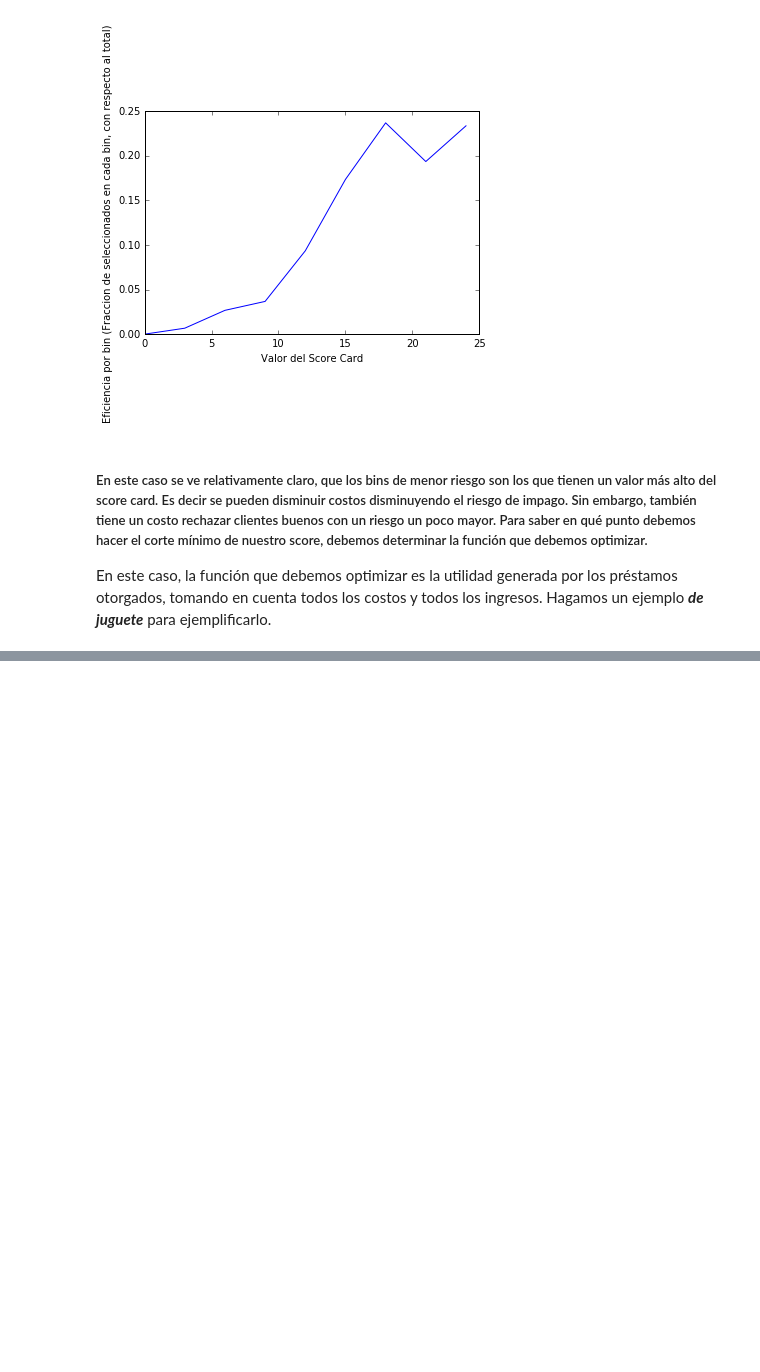
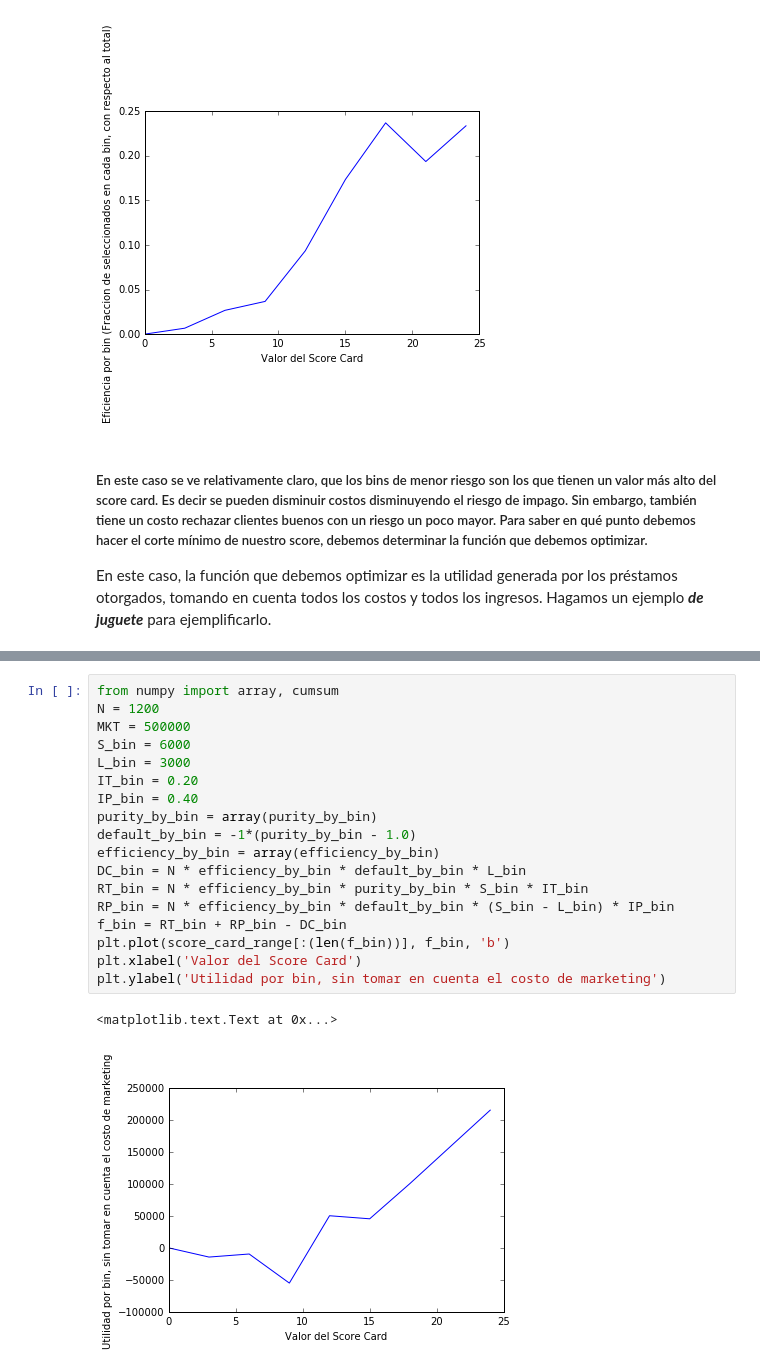
Before and after one commit to hackerschoolmty/Programa-Data-Science, a Jupyter notebook: 5.- Aprendizaje automático/5.- Sesión 1 Aprendizaje automático.ipynb, the cells around one changed output, grey strips where cells are left out. Cells and saved outputs as stored; diff of their text form; blank space fills up the shorter version.

```diff
--- a/5.- Aprendizaje automático/5.- Sesión 1 Aprendizaje automático.ipynb
+++ b/5.- Aprendizaje automático/5.- Sesión 1 Aprendizaje automático.ipynb
@@ -287,0 +292,21 @@ donde $MKT$ es el costo de marketing por atraer los N prospectos.
+# %%
+from numpy import array, cumsum
+N = 1200
+MKT = 500000
+S_bin = 6000
+L_bin = 3000
+IT_bin = 0.20
+IP_bin = 0.40
+purity_by_bin = array(purity_by_bin)
+default_by_bin = -1*(purity_by_bin - 1.0)
+efficiency_by_bin = array(efficiency_by_bin)
+DC_bin = N * efficiency_by_bin * default_by_bin * L_bin
+RT_bin = N * efficiency_by_bin * purity_by_bin * S_bin * IT_bin
+RP_bin = N * efficiency_by_bin * default_by_bin * (S_bin - L_bin) * IP_bin
+f_bin = RT_bin + RP_bin - DC_bin
+plt.plot(score_card_range[:(len(f_bin))], f_bin, 'b')
+plt.xlabel('Valor del Score Card')
+plt.ylabel('Utilidad por bin, sin tomar en cuenta el costo de marketing')
+# %% [output]
+<matplotlib.text.Text at 0x...>
+[figure, added]
```
Also changed, not shown: parts of 3 cells of this notebook.
